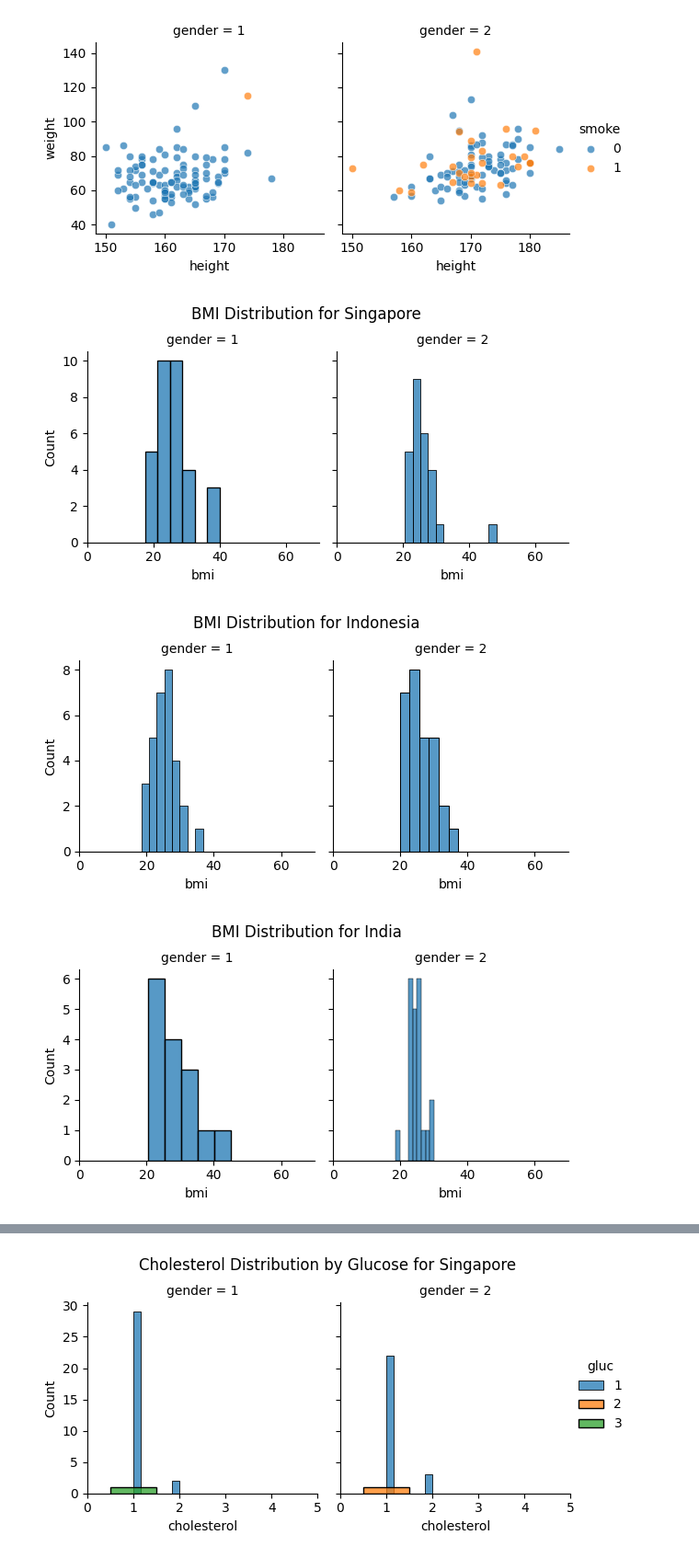
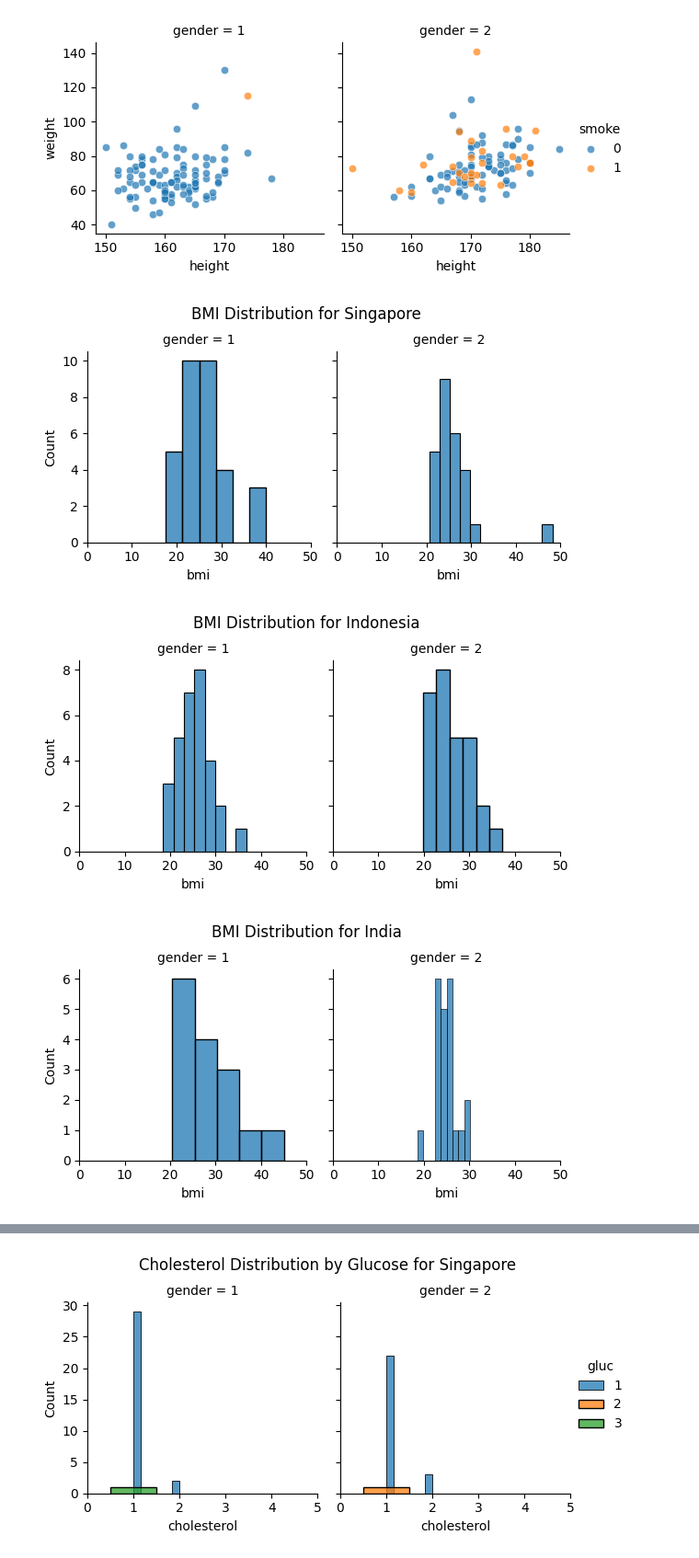
Before and after one commit to jeffatgithub/ntuchealth, a Jupyter notebook: analysis30.ipynb, the cells around one changed output, grey strips where cells are left out. Shown: that part at 92% size. Drawn from its saved outputs; the diff is of its cells as text; code cells hidden in the pictures.

```diff
--- a/analysis30.ipynb
+++ b/analysis30.ipynb
@@ -181,13 +182,13 @@ graph.add_legend()
 # %%
 #Plotting BMI for each country
 for country in data_30_df['country'].unique():
 
     graph3 = sns.FacetGrid(data=data_30_df[data_30_df['country']==country], col="gender")
-    plt.xlim(0, 70)
+    plt.xlim(0, 50)
     graph3.map(sns.histplot, 'bmi')
     #graph3.add_legend()
     plt.suptitle(f"BMI Distribution for {country}", y=1.05)
 # %% [output]
-[figure, old version]
+[figure, new version]
-[figure, old version]
+[figure, new version]
-[figure, old version]
+[figure, new version]
```
Also changed, not shown: parts of 2 cells of this notebook, 1 other file.
